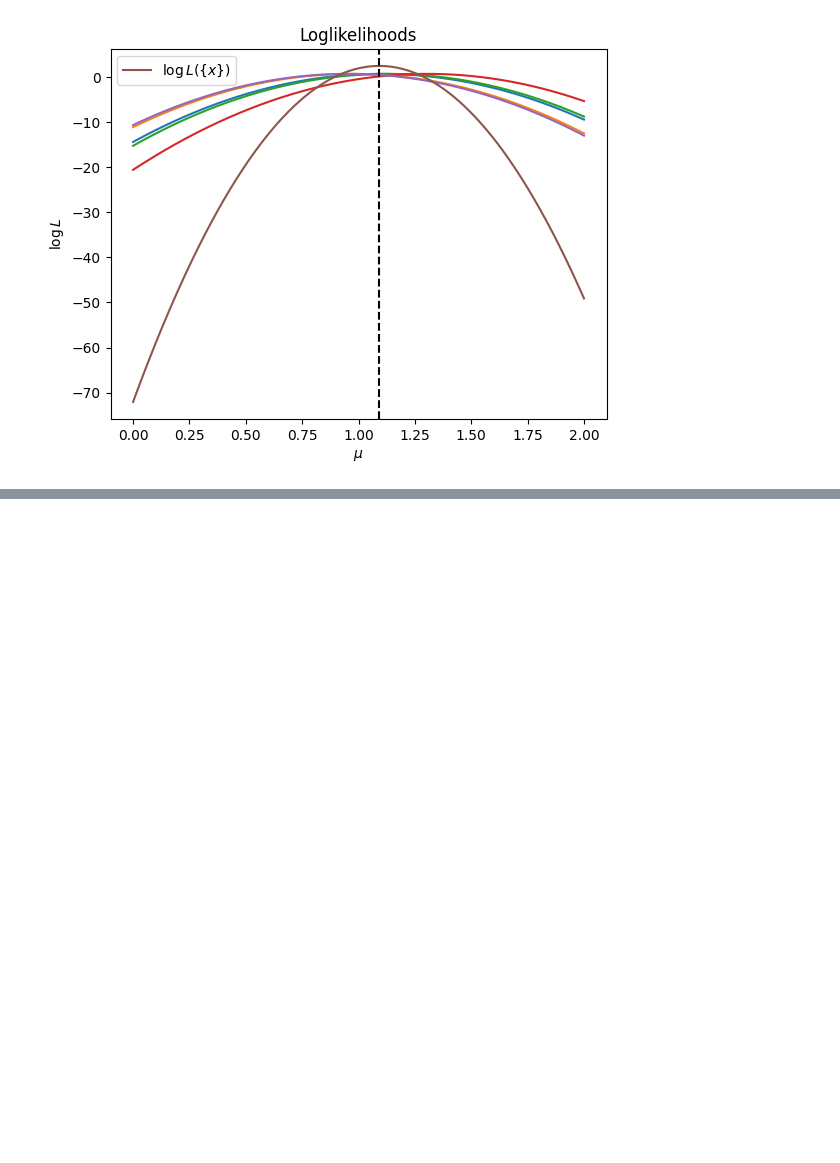
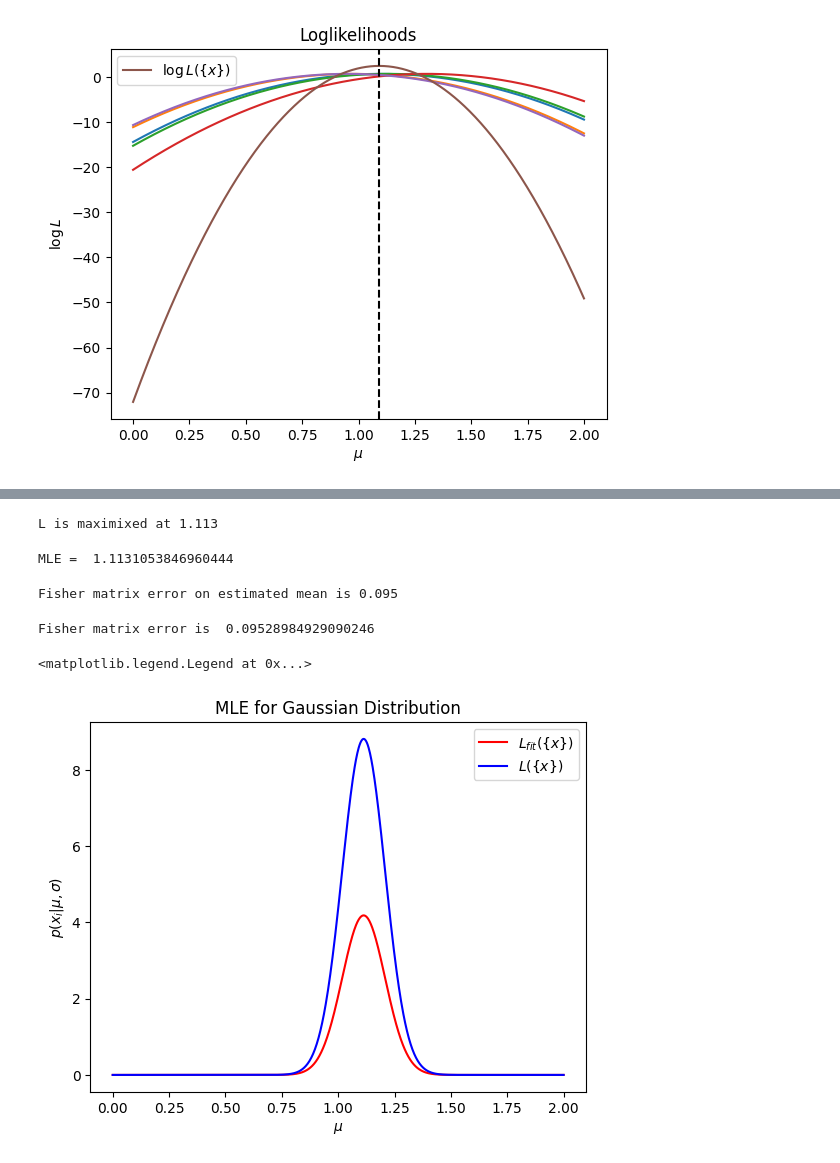
Before and after one commit to SimoneArienti/astrostatistics_bicocca_2024, a Jupyter notebook: working/Ex 06 Position of a Quasar.ipynb, the cells around one changed output, grey strips where cells are left out. Saved outputs shown, nothing was run; the diff lists cells and outputs as text; code cells hidden in the pictures; blank space fills up the shorter version.

```diff
--- a/working/Ex 06 Position of a Quasar.ipynb
+++ b/working/Ex 06 Position of a Quasar.ipynb
@@ -111,0 +183,10 @@ plt.legend()
+# %%
+max_index_hetero = np.argmax(L_hetero)
+print('L is maximixed at %.3f' % x_i[max_index_hetero])
+# %% [output]
+L is maximixed at 1.113
+# %%
+ML_estimator_hetero = np.average(my_sample_hetero, weights=1/sigma_hetero**2)
+print('MLE = ', ML_estimator_hetero)
+# %% [output]
+MLE =  1.1131053846960444
@@ -111,0 +195,26 @@ plt.legend()
+# %%
+diff_hetero = np.diff(logL_hetero, n=2)
+sec_der_hetero = diff_hetero / (x_i[1] - x_i[0])**2
+sec_der_hetero *= (-1)
+sigma_mu_hetero = 1 / np.sqrt(sec_der_hetero[max_index_hetero])
+
+print('Fisher matrix error on estimated mean is %.3f' % sigma_mu_hetero)
+# %% [output]
+Fisher matrix error on estimated mean is 0.095
+# %%
+MLE_sigma_hetero = np.sum(sigma_hetero**(-2))**(-0.5)
+print('Fisher matrix error is ', MLE_sigma_hetero)
+# %% [output]
+Fisher matrix error is  0.09528984929090246
+# %%
+L_fit_hetero = norm.pdf(x_i, loc=ML_estimator_hetero, scale=MLE_sigma_hetero)
+
+plt.plot(x_i, L_fit_hetero, color='red', label=r'$L_{fit}(\{x \})$')
+plt.plot(x_i, L_hetero, color='blue', label=r'$L(\{x \})$')
+plt.xlabel('$\mu$') #Leave out or adjust if no latex
+plt.ylabel(r'$p(x_i|\mu,\sigma)$') #Leave out or adjust if no latex
+plt.title('MLE for Gaussian Distribution')
+plt.legend()
+# %% [output]
+<matplotlib.legend.Legend at 0x...>
+[figure, added]
```
Also changed, not shown: parts of 25 cells of this notebook.
